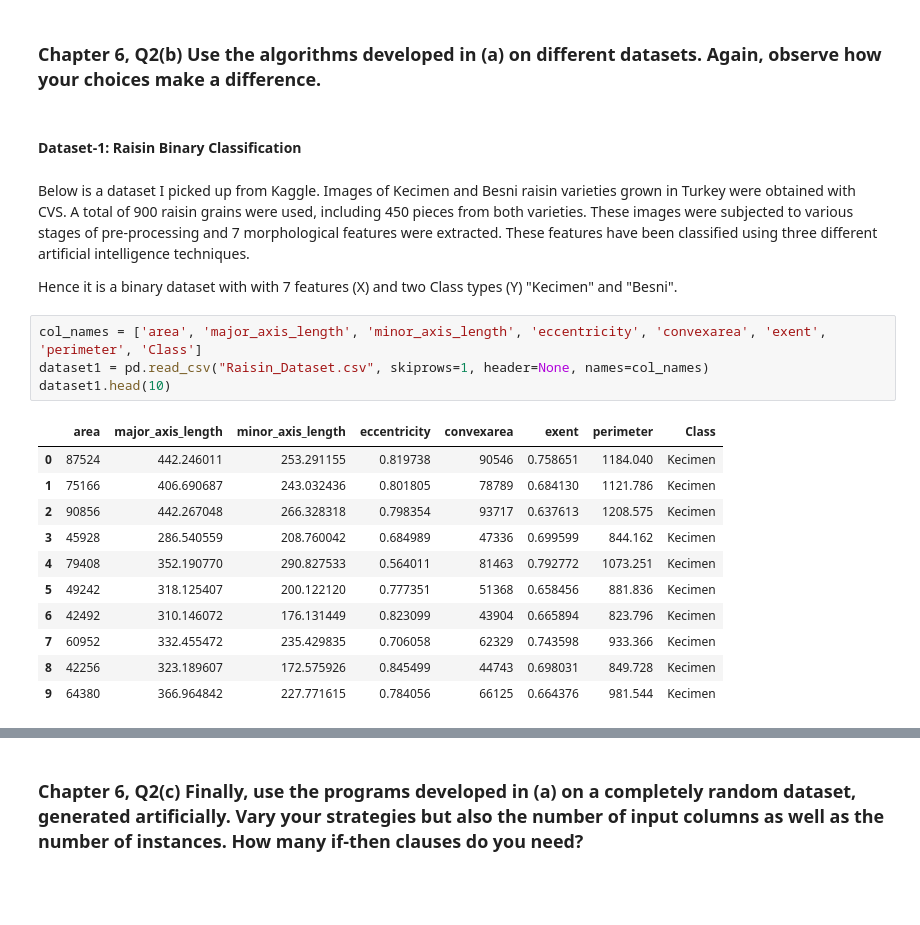
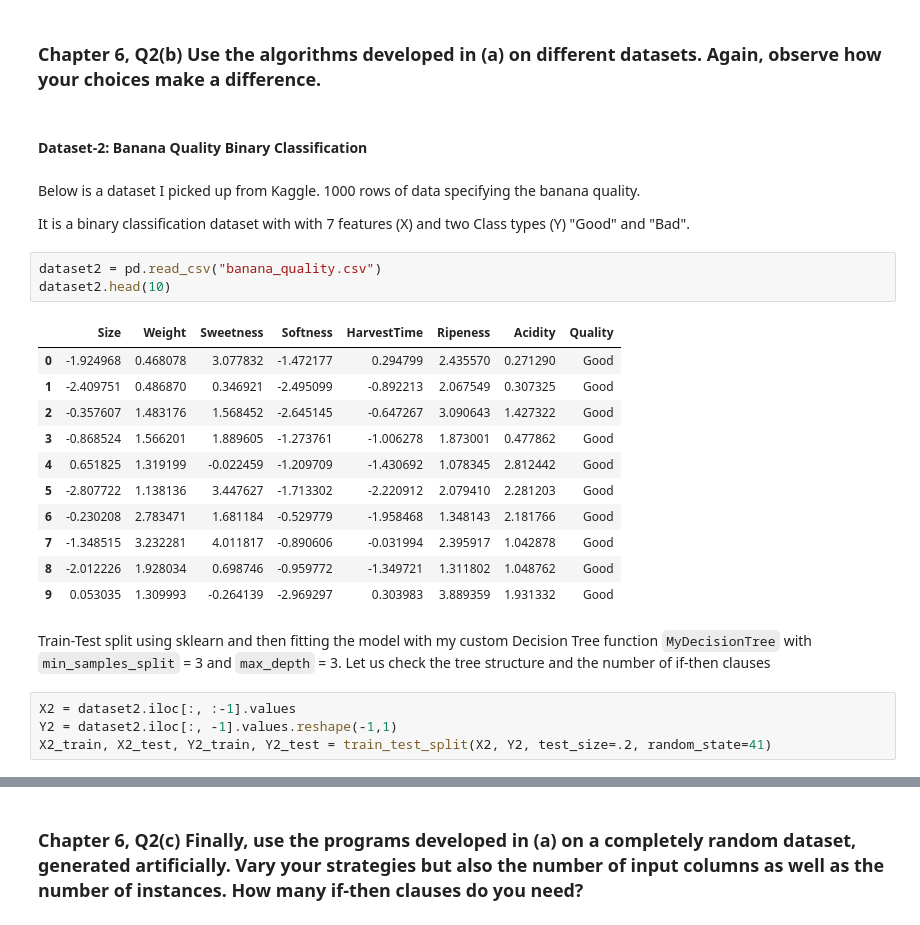
Before and after one commit to Apratim08/CS294-Midterm, a Jupyter notebook: Ch6/Q2.ipynb, the cells around one changed output, grey strips where cells are left out. Saved outputs shown, nothing was run; the diff lists cells and outputs as text; blank space fills up the shorter version.

```diff
--- a/Ch6/Q2.ipynb
+++ b/Ch6/Q2.ipynb
@@ -272,24 +271,29 @@ As you can see, the tree becomes shallower and the number of **if-then clauses =
 # %% [markdown]
 ### Chapter 6, Q2(b) Use the algorithms developed in (a) on different datasets. Again, observe how your choices make a difference.
 # %% [markdown]
-#### Dataset-1: Raisin Binary Classification
+#### Dataset-2: Banana Quality Binary Classification
-# %% [markdown]
-Below is a dataset I picked up from Kaggle. Images of Kecimen and Besni raisin varieties grown in Turkey were obtained with CVS. A total of 900 raisin grains were used, including 450 pieces from both varieties. These images were subjected to various stages of pre-processing and 7 morphological features were extracted. These features have been classified using three different artificial intelligence techniques.
-
-Hence it is a binary dataset with with 7 features (X) and two Class types (Y) "Kecimen" and "Besni".
-# %%
-col_names = ['area', 'major_axis_length', 'minor_axis_length', 'eccentricity', 'convexarea', 'exent', 'perimeter', 'Class']
-dataset1 = pd.read_csv("Raisin_Dataset.csv", skiprows=1, header=None, names=col_names)
-dataset1.head(10)
-# %% [output]
-|  | area | major_axis_length | minor_axis_length | eccentricity | convexarea | exent | perimeter | Class |
-| 0 | 87524 | 442.246011 | 253.291155 | 0.819738 | 90546 | 0.758651 | 1184.040 | Kecimen |
-| 1 | 75166 | 406.690687 | 243.032436 | 0.801805 | 78789 | 0.684130 | 1121.786 | Kecimen |
-| 2 | 90856 | 442.267048 | 266.328318 | 0.798354 | 93717 | 0.637613 | 1208.575 | Kecimen |
-| 3 | 45928 | 286.540559 | 208.760042 | 0.684989 | 47336 | 0.699599 | 844.162 | Kecimen |
-| 4 | 79408 | 352.190770 | 290.827533 | 0.564011 | 81463 | 0.792772 | 1073.251 | Kecimen |
-| 5 | 49242 | 318.125407 | 200.122120 | 0.777351 | 51368 | 0.658456 | 881.836 | Kecimen |
-| 6 | 42492 | 310.146072 | 176.131449 | 0.823099 | 43904 | 0.665894 | 823.796 | Kecimen |
-| 7 | 60952 | 332.455472 | 235.429835 | 0.706058 | 62329 | 0.743598 | 933.366 | Kecimen |
-| 8 | 42256 | 323.189607 | 172.575926 | 0.845499 | 44743 | 0.698031 | 849.728 | Kecimen |
-| 9 | 64380 | 366.964842 | 227.771615 | 0.784056 | 66125 | 0.664376 | 981.544 | Kecimen |
+# %% [markdown]
+Below is a dataset I picked up from Kaggle. 1000 rows of data specifying the banana quality.
+
+It is a binary classification dataset with with 7 features (X) and two Class types (Y) "Good" and "Bad".
+# %%
+dataset2 = pd.read_csv("banana_quality.csv")
+dataset2.head(10)
+# %% [output]
+|  | Size | Weight | Sweetness | Softness | HarvestTime | Ripeness | Acidity | Quality |
+| 0 | -1.924968 | 0.468078 | 3.077832 | -1.472177 | 0.294799 | 2.435570 | 0.271290 | Good |
+| 1 | -2.409751 | 0.486870 | 0.346921 | -2.495099 | -0.892213 | 2.067549 | 0.307325 | Good |
+| 2 | -0.357607 | 1.483176 | 1.568452 | -2.645145 | -0.647267 | 3.090643 | 1.427322 | Good |
+| 3 | -0.868524 | 1.566201 | 1.889605 | -1.273761 | -1.006278 | 1.873001 | 0.477862 | Good |
+| 4 | 0.651825 | 1.319199 | -0.022459 | -1.209709 | -1.430692 | 1.078345 | 2.812442 | Good |
+| 5 | -2.807722 | 1.138136 | 3.447627 | -1.713302 | -2.220912 | 2.079410 | 2.281203 | Good |
+| 6 | -0.230208 | 2.783471 | 1.681184 | -0.529779 | -1.958468 | 1.348143 | 2.181766 | Good |
+| 7 | -1.348515 | 3.232281 | 4.011817 | -0.890606 | -0.031994 | 2.395917 | 1.042878 | Good |
+| 8 | -2.012226 | 1.928034 | 0.698746 | -0.959772 | -1.349721 | 1.311802 | 1.048762 | Good |
+| 9 | 0.053035 | 1.309993 | -0.264139 | -2.969297 | 0.303983 | 3.889359 | 1.931332 | Good |
+# %% [markdown]
+Train-Test split using sklearn and then fitting the model with my custom Decision Tree function `MyDecisionTree` with `min_samples_split` = 3 and `max_depth` = 3. Let us check the tree structure and the number of if-then clauses
+# %%
+X2 = dataset2.iloc[:, :-1].values
+Y2 = dataset2.iloc[:, -1].values.reshape(-1,1)
+X2_train, X2_test, Y2_train, Y2_test = train_test_split(X2, Y2, test_size=.2, random_state=41)
```
Also changed, not shown: parts of 18 cells of this notebook, 4 other files.
